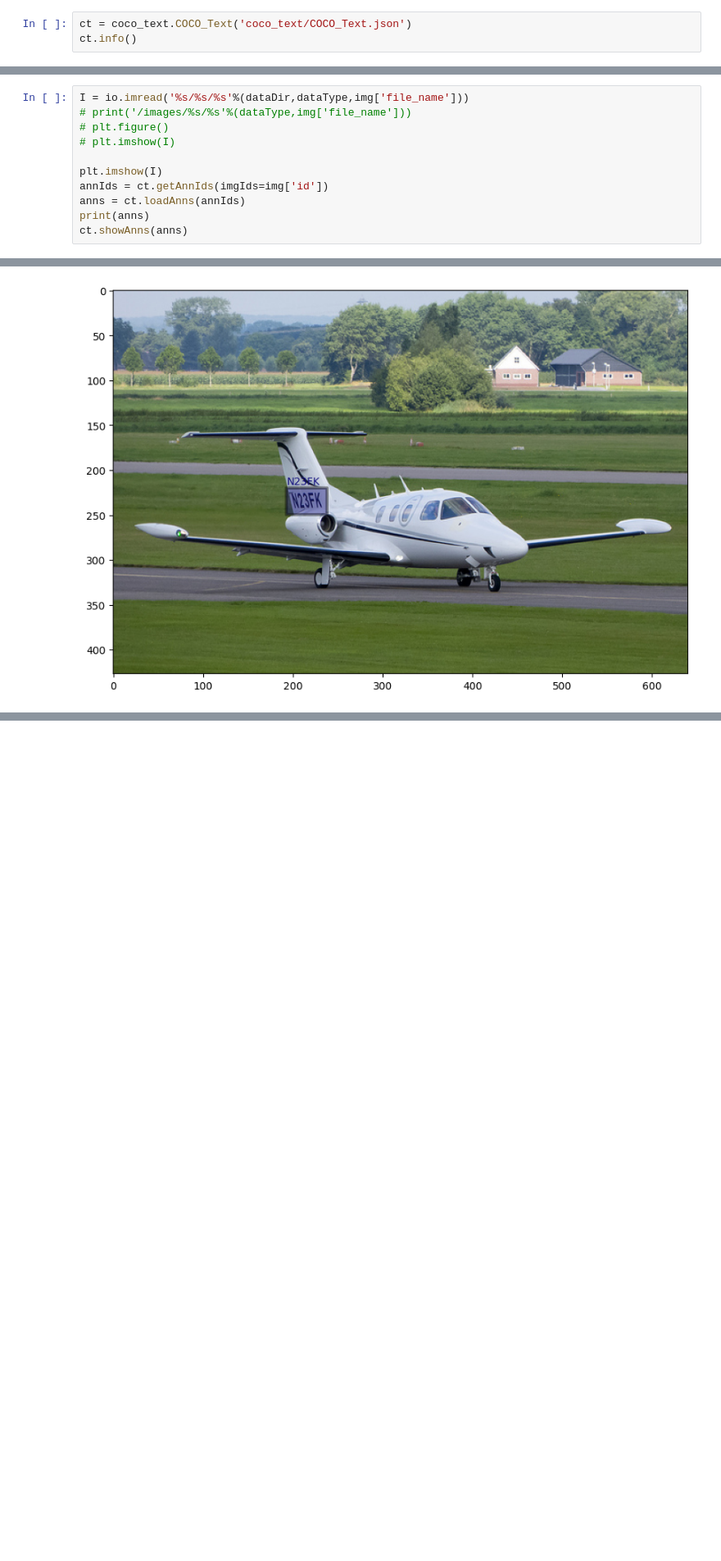
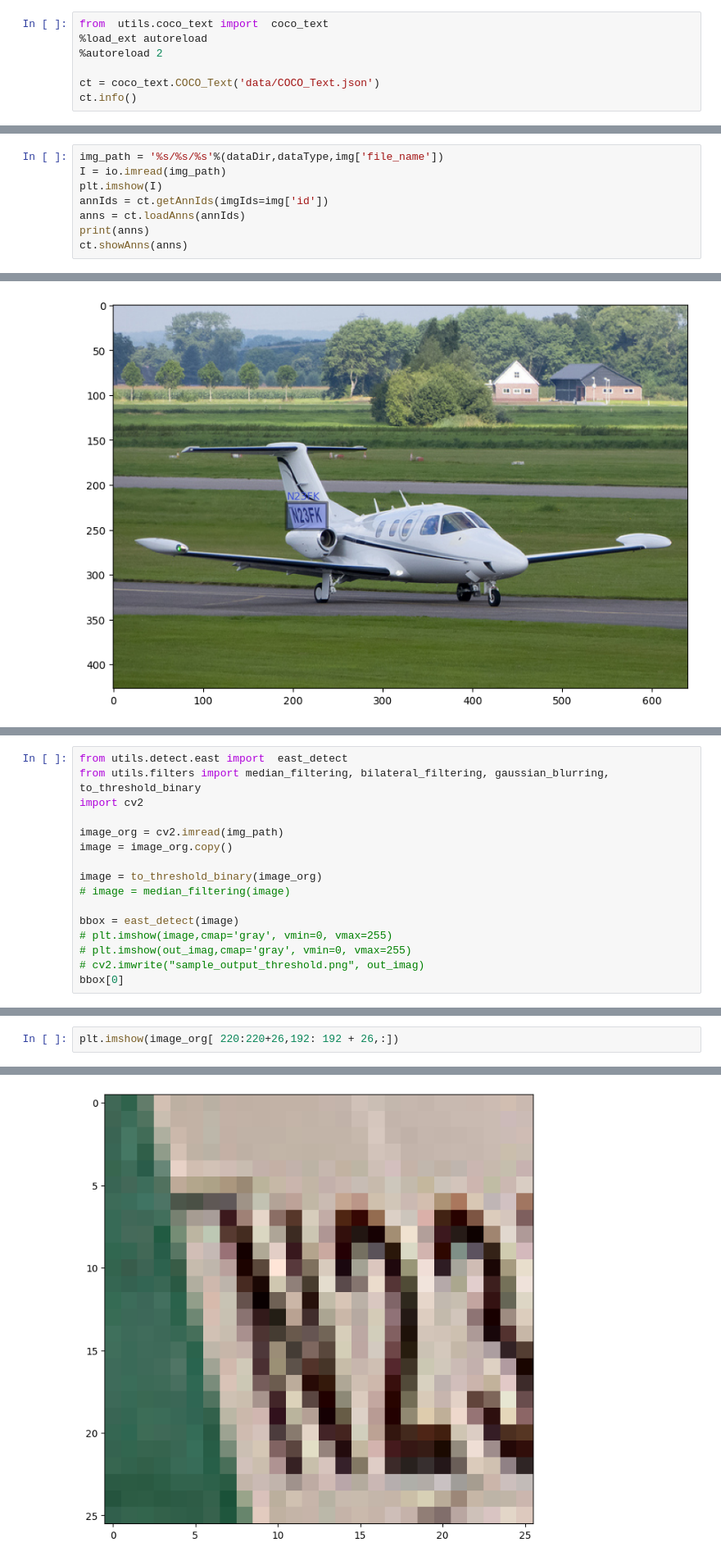
Before and after one commit to czechoa/OCR, a Jupyter notebook: first_ocr.ipynb, the cells around one changed output, grey strips where cells are left out. Shown: that part at 82% size. Cells and saved outputs as stored; diff of their text form; blank space fills up the shorter version.

```diff
--- a/first_ocr.ipynb
+++ b/first_ocr.ipynb
@@ -13,5 +3,9 @@ Once downloaded, you can import the annotations in the following way:
 # %%
-ct = coco_text.COCO_Text('coco_text/COCO_Text.json')
+from  utils.coco_text import  coco_text
+%load_ext autoreload
+%autoreload 2
+
+ct = coco_text.COCO_Text('data/COCO_Text.json')
 ct.info()
 # %% [output]
 loading annotations into memory...
@@ -58,11 +48,8 @@ img
 # %% [markdown]
 We can now load the image
 # %%
-I = io.imread('%s/%s/%s'%(dataDir,dataType,img['file_name']))
-# print('/images/%s/%s'%(dataType,img['file_name']))
-# plt.figure()
-# plt.imshow(I)
-
+img_path = '%s/%s/%s'%(dataDir,dataType,img['file_name'])
+I = io.imread(img_path)
 plt.imshow(I)
 annIds = ct.getAnnIds(imgIds=img['id'])
 anns = ct.loadAnns(annIds)
@@ -73,0 +70,16 @@ ct.showAnns(anns)
+# %%
+from utils.detect.east import  east_detect
+from utils.filters import median_filtering, bilateral_filtering, gaussian_blurring, to_threshold_binary
+import cv2
+
+image_org = cv2.imread(img_path)
+image = image_org.copy()
+
+image = to_threshold_binary(image_org)
+# image = median_filtering(image)
+
+bbox = east_detect(image)
+# plt.imshow(image,cmap='gray', vmin=0, vmax=255)
+# plt.imshow(out_imag,cmap='gray', vmin=0, vmax=255)
+# cv2.imwrite("sample_output_threshold.png", out_imag)
+bbox[0]
@@ -73,0 +90,3 @@ ct.showAnns(anns)
+# %%
+plt.imshow(image_org[ 220:220+26,192: 192 + 26,:])
+# %% [output]
@@ -73,0 +94 @@ ct.showAnns(anns)
+[figure, added]
```
Also changed, not shown: parts of 34 cells of this notebook, 34 other files.
